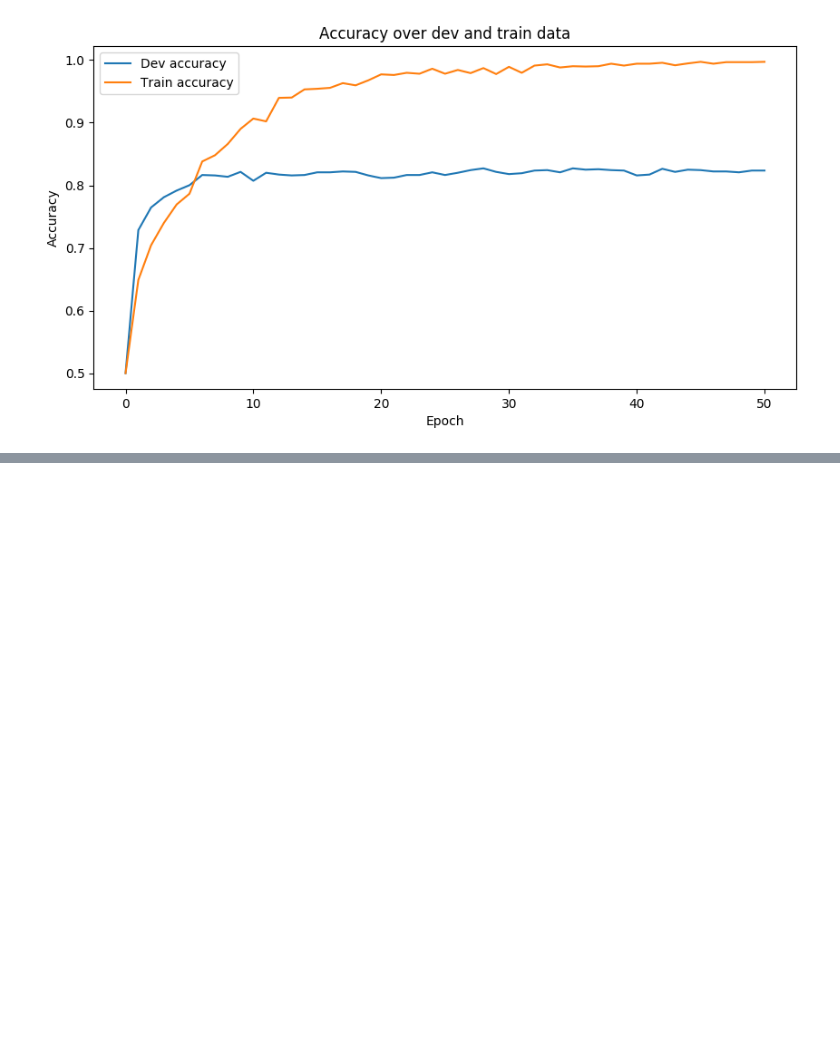
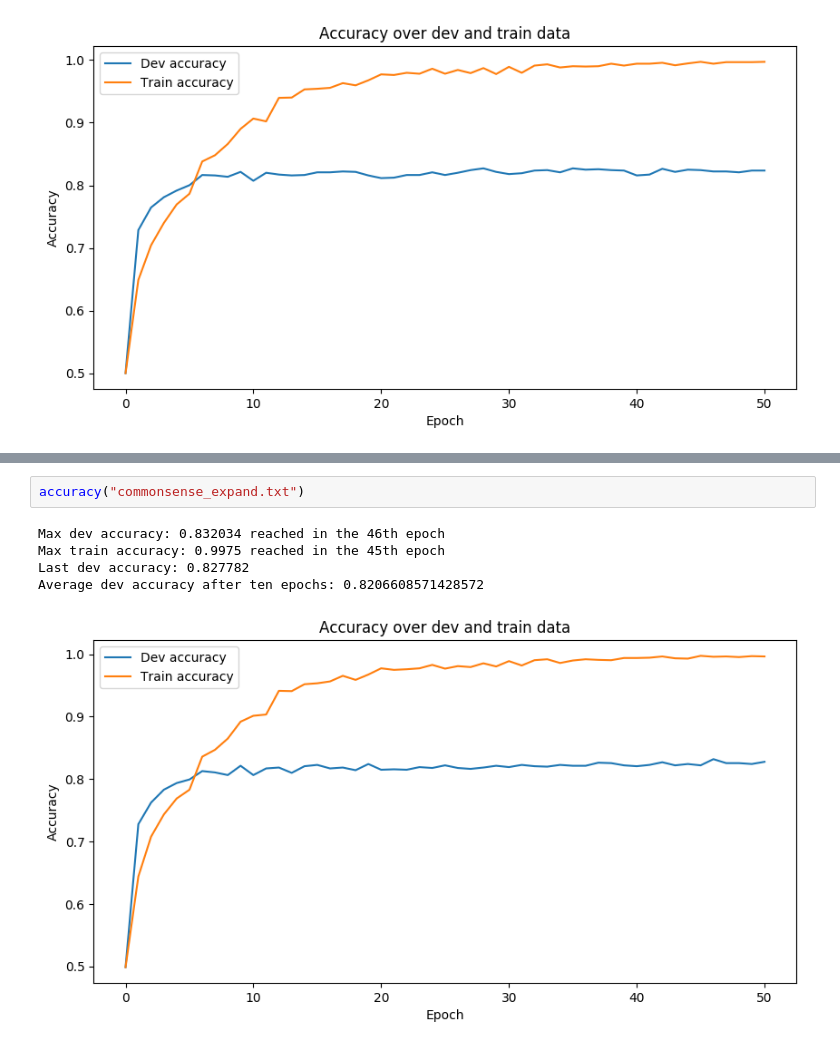
Before and after one commit to GKingA/commonsense-rc, a Jupyter notebook: statistics/commonsense_learning.ipynb, the cells around one changed output, grey strips where cells are left out. Drawn from its saved outputs; the diff is of its cells as text; blank space fills up the shorter version.

```diff
--- a/statistics/commonsense_learning.ipynb
+++ b/statistics/commonsense_learning.ipynb
@@ -94,0 +111,8 @@ Average dev accuracy after ten epochs: 0.8204245714285715
+# %%
+accuracy("commonsense_expand.txt")
+# %% [output]
+Max dev accuracy: 0.832034 reached in the 46th epoch
+Max train accuracy: 0.9975 reached in the 45th epoch
+Last dev accuracy: 0.827782
+Average dev accuracy after ten epochs: 0.8206608571428572
+[figure, added]
```
Also changed, not shown: parts of 5 cells of this notebook, 6 other files.
